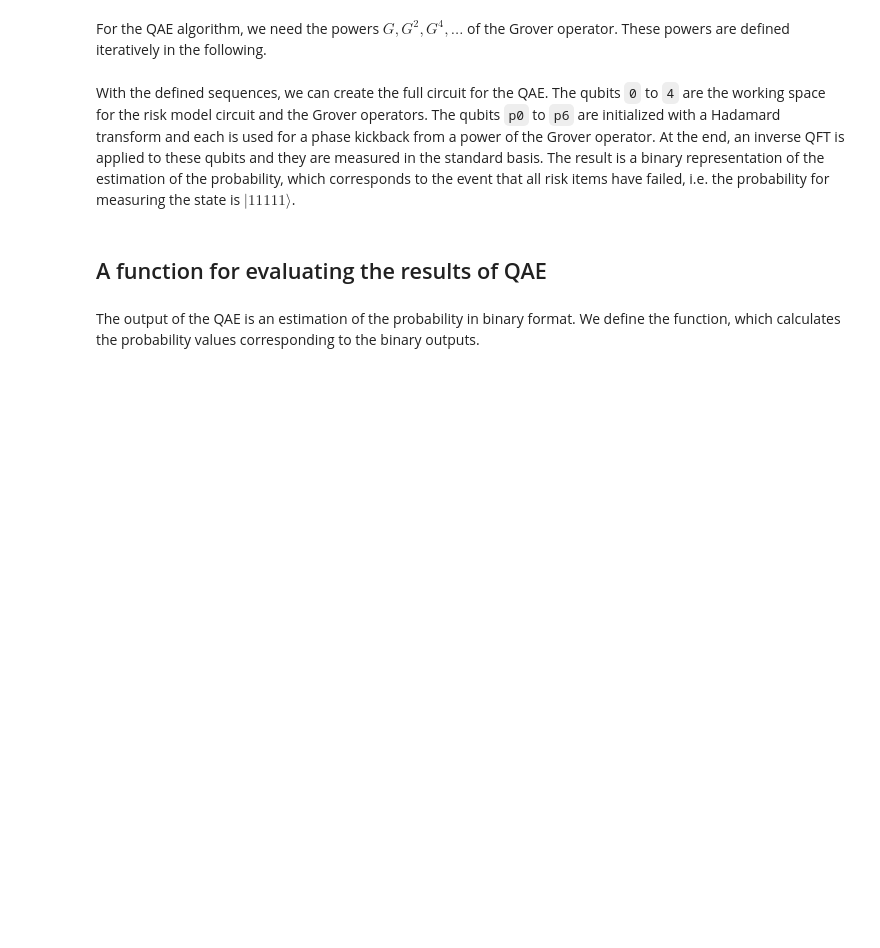
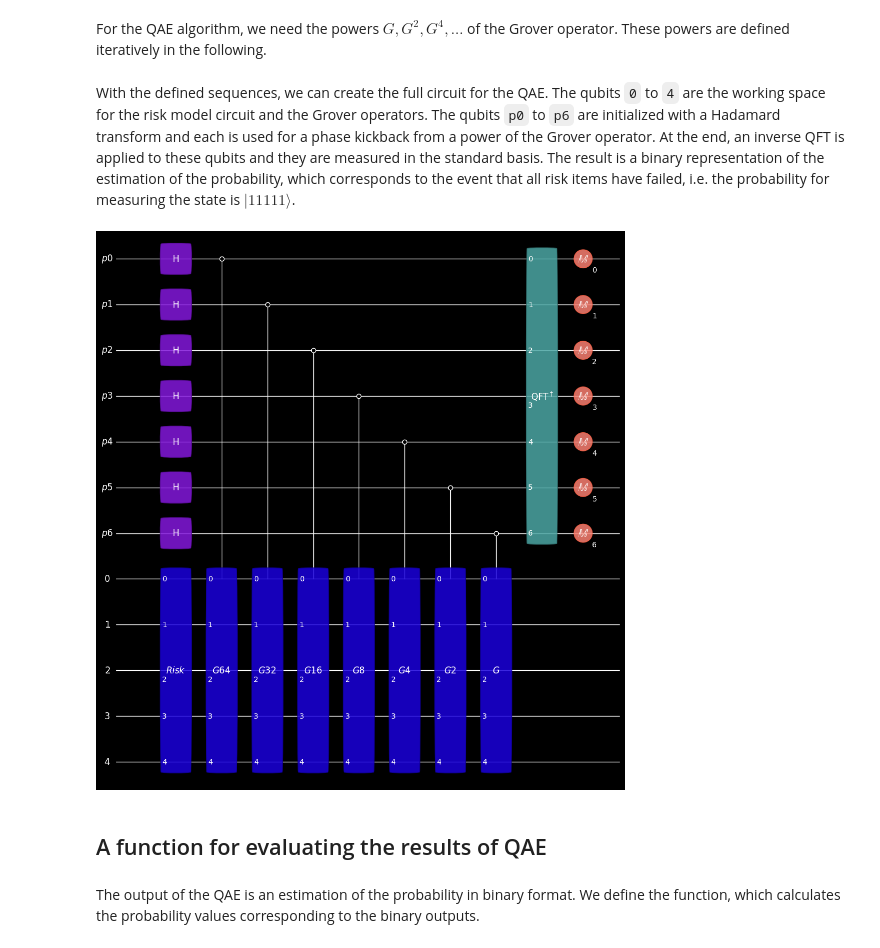
Before and after one commit to jordan0809/geqo, a Jupyter notebook: doc/notebooks/RiskModel.ipynb, the cells around one changed output. Drawn from its saved outputs; the diff is of its cells as text; code cells hidden in the pictures; blank space fills up the shorter version.

```diff
--- a/doc/notebooks/RiskModel.ipynb
+++ b/doc/notebooks/RiskModel.ipynb
@@ -66,22 +78,2 @@ $\displaystyle \left[\begin{matrix}0.995372778564001 & -0.0960886657924843\\0.09
 # %% [markdown]
 The model and the definition of the gates can be used to directly run the circuit on a simulator. In the following example, the SymPy based simulator is used to calculate the density matrix of the quantum system after applying the model. We display the entries on the diagonal of the density matrix, which are higher than 0.05; these entries correspond to the probability of measuring the corresponding result.
-# %%
-from geqo.simulators import ensembleSimulatorSymPy
-from geqo.utils import num2bin
-
-sim = ensembleSimulatorSymPy(len(seq.qubits), 0)
-for c in cv:
-    sim.setValue(c, cv[c])
-# print(sim.dict)
-sim.apply(seq, [int(x) for x in seq.qubits])
-# sim.printQASM()
-
-for r in sim.ensemble:
-    res = sim.ensemble[r]
-    print("-" * 20)
-    print("r=", r, "has prob.", res[0])
-    # display(res[1])
-    for xi in range(len(sim.ensemble[()][1].diagonal())):
-        x = sim.ensemble[()][1].diagonal()[xi]
-        if x > 0.05:
-            print(num2bin(xi, 5), x)
@@ -194,0 +188,31 @@ seq2 = Sequence(
+# %%
+from geqo.gates import Hadamard
+from geqo.operations import QuantumControl
+from geqo.algorithms import InverseQFT
+
+qft = InverseQFT(7)
+sim.prepareBackend([qft])
+
+gatesAndTargets = []
+for i in range(7):
+    gatesAndTargets.append((Hadamard(), [f"p{i}"], []))
+
+gatesAndTargets.append((seq, ["0", "1", "2", "3", "4"], []))
+
+pows = [pow1, pow2, pow4, pow8, pow16, pow32, pow64]
+for idx, p in enumerate(pows[::-1]):
+    gatesAndTargets.append(
+        (QuantumControl([1], p), [f"p{idx}", "0", "1", "2", "3", "4"], [])
+    )
+
+gatesAndTargets.append((qft, ["p0", "p1", "p2", "p3", "p4", "p5", "p6"], []))
+gatesAndTargets.append((Measure(7), [f"p{i}" for i in range(7)], [*range(7)]))
+qae = Sequence(
+    ["p0", "p1", "p2", "p3", "p4", "p5", "p6", "0", "1", "2", "3", "4"],
+    [*range(7)],
+    gatesAndTargets,
+)
+plot_mpl(qae, style="jos_dark")
+qae = embedSequences(qae)
+# %% [output]
+[figure, added]
```
Also changed, not shown: parts of 17 cells of this notebook, 32 other files.
